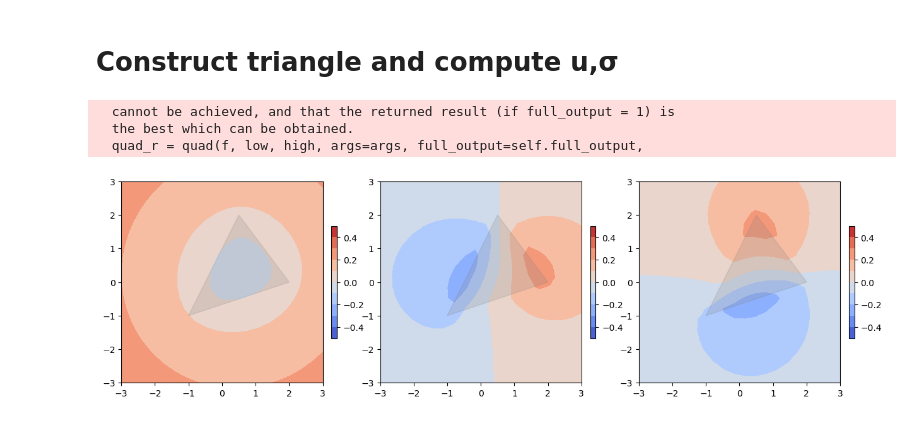
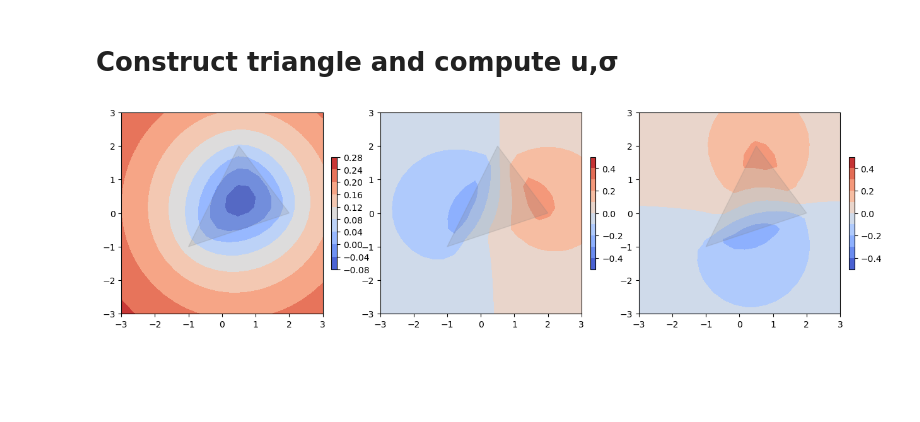
Before and after one commit to mallickrishg/bemcs, a Jupyter notebook: point_source/laplacian_point_source.ipynb, the cells around one changed output. Cells and saved outputs as stored; diff of their text form; code cells hidden in the pictures; blank space fills up the shorter version.

Commit message:
updated plots in notebook

```diff
--- a/point_source/laplacian_point_source.ipynb
+++ b/point_source/laplacian_point_source.ipynb
@@ -434,41 +433,36 @@ plt.contourf(
     y_obs.reshape(ny, nx),
     u.reshape(ny, nx),
     cmap="coolwarm",
-    levels=levels,
 )
 plt.colorbar(fraction=0.026, pad=0.04, extend="both")
-plt.clim([-0.5, 0.5])
 plt.fill(triangle[:, 0], triangle[:, 1], color="gray", alpha=0.2)
 plt.gca().set_aspect("equal", adjustable="box")
 
 plt.subplot(1, 3, 2)
 plt.contourf(
     x_obs.reshape(ny, nx),
     y_obs.reshape(ny, nx),
     sx.reshape(ny, nx),
     cmap="coolwarm",
     levels=levels,
 )
 plt.colorbar(fraction=0.026, pad=0.04, extend="both")
 plt.clim([-0.5, 0.5])
 plt.fill(triangle[:, 0], triangle[:, 1], color="gray", alpha=0.2)
 plt.gca().set_aspect("equal", adjustable="box")
 
 plt.subplot(1, 3, 3)
 plt.contourf(
     x_obs.reshape(ny, nx),
     y_obs.reshape(ny, nx),
     sy.reshape(ny, nx),
     cmap="coolwarm",
     levels=levels,
 )
 plt.colorbar(fraction=0.026, pad=0.04, extend="both")
 plt.clim([-0.5, 0.5])
 plt.fill(triangle[:, 0], triangle[:, 1], color="gray", alpha=0.2)
 plt.gca().set_aspect("equal", adjustable="box")
 plt.show()
 # %% [output]
-  cannot be achieved, and that the returned result (if full_output = 1) is
-  the best which can be obtained.
-  quad_r = quad(f, low, high, args=args, full_output=self.full_output,
-[figure, old version]
+[figure, new version]
```
Also changed, not shown: parts of 4 cells of this notebook.
